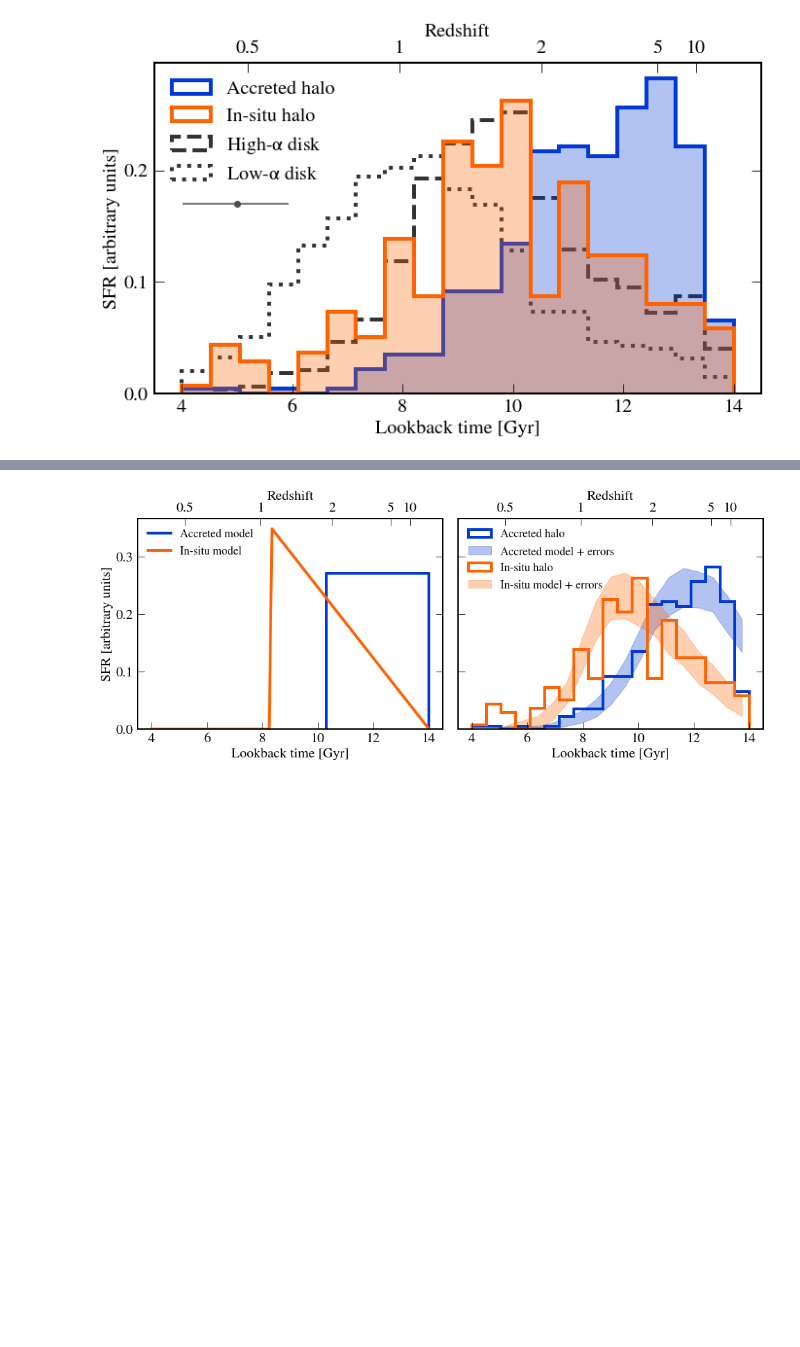
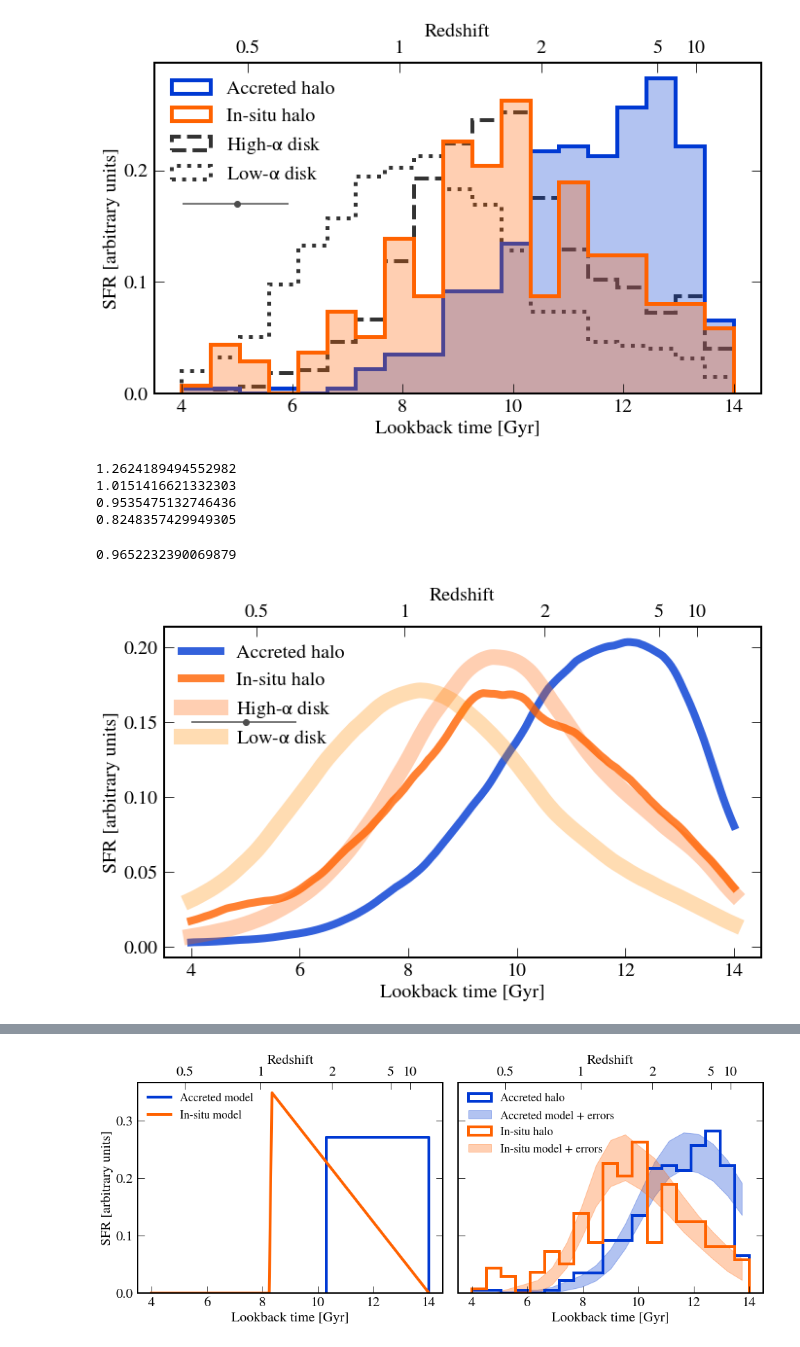
Before and after one commit to abonaca/mw_timing, a Jupyter notebook: notebooks/paper_figures.ipynb, the cells around one changed output, grey strips where cells are left out. Drawn from its saved outputs; the diff is of its cells as text; code cells hidden in the pictures; blank space fills up the shorter version.

```diff
--- a/notebooks/paper_figures.ipynb
+++ b/notebooks/paper_figures.ipynb
@@ -592,3 +575,73 @@ plt.tight_layout()
 plt.savefig('../paper/ages.pdf')
 # %% [output]
 [figure]
+# %%
+for ind in [ind_ge, ind_splash, ind_thick, ind_lowa]:
+    print(np.median(age_err[ind_safeage & ind]))
+# %% [output]
+1.2624189494552982
+1.0151416621332303
+0.9535475132746436
+0.8248357429949305
+# %%
+np.median(age_err[ind_safeage])
+# %% [output]
+0.9652232390069879
+# %%
+from sklearn.neighbors import KernelDensity
+# kde = KernelDensity(kernel='gaussian', bandwidth=0.2).fit(X)
+ivar = age_err**-1
+ivar = np.ones_like(age_err)
+smooth = np.median(age_err[ind_safeage])
+# smooth = 0.25
+kernel = 'epanechnikov'
+for kernel in ['epanechnikov', 'linear', 'cosine', 'gaussian', 'tophat', 'exponential']:
+
+    kern_accreted = KernelDensity(kernel=kernel, bandwidth=smooth).fit(age[ind_safeage & ind_ge][:,np.newaxis])
+    kern_insitu = KernelDensity(kernel=kernel, bandwidth=smooth).fit(age[ind_safeage & ind_splash][:,np.newaxis])
+    kern_higha = KernelDensity(kernel=kernel, bandwidth=smooth).fit(age[ind_safeage & ind_thick][:,np.newaxis])
+    kern_lowa = KernelDensity(kernel=kernel, bandwidth=smooth).fit(age[ind_safeage & ind_lowa][:,np.newaxis])
+
+    # kern_accreted = KernelDensity(kernel='epanechnikov', bandwidth=np.median(age_err[ind_safeage & ind_ge])
+    #                              ).fit(age[ind_safeage & ind_ge][:,np.newaxis])
+    # kern_insitu = KernelDensity(kernel='epanechnikov', bandwidth=np.median(age_err[ind_safeage & ind_splash])
+    #                            ).fit(age[ind_safeage & ind_splash][:,np.newaxis])
+    # kern_higha = KernelDensity(kernel='epanechnikov', bandwidth=np.median(age_err[ind_safeage & ind_thick])
+    #                           ).fit(age[ind_safeage & ind_thick][:,np.newaxis])
+    # kern_lowa = KernelDensity(kernel='epanechnikov', bandwidth=np.median(age_err[ind_safeage & ind_lowa])
+    #                          ).fit(age[ind_safeage & ind_lowa][:,np.newaxis])
+
+    age_grid = np.linspace(4,14,200)
+
+    plt.close()
+    plt.figure(figsize=(10,6.5))
+
+    plt.plot(age_grid, np.exp(kern_accreted.score_samples(age_grid[:,np.newaxis])),
+             color=blue, lw=8, alpha=0.8, label='Accreted halo')
+    plt.plot(age_grid, np.exp(kern_insitu.score_samples(age_grid[:,np.newaxis])),
+             color=orange, lw=8, alpha=0.8, label='In-situ halo')
+    plt.plot(age_grid, np.exp(kern_higha.score_samples(age_grid[:,np.newaxis])),
+             color=orange, lw=16, alpha=0.3, label='High-$\\alpha$ disk')
+    plt.plot(age_grid, np.exp(kern_lowa.score_samples(age_grid[:,np.newaxis])),
+             color='darkorange', lw=16, alpha=0.3, label='Low-$\\alpha$ disk')
+
+    plt.errorbar(np.array([5]), np.array([0.15]), yerr=None,
+                 xerr=np.array([np.median(age_lerr[ind_safeage]), np.median(age_uerr[ind_safeage])])[:,np.newaxis],
+                 fmt='o', color='0.3', capsize=0)
+
+    # plt.gca().yaxis.set_major_locator(mpl.ticker.MultipleLocator(0.1))
+    plt.legend(loc=2, frameon=False )
+    plt.xlabel('Lookback time [Gyr]')
+    plt.ylabel('SFR [arbitrary units]')
+
+    ax1 = plt.gca()
+    ax2 = ax1.twiny()
+    ax2.set_xlim(ax1.get_xlim())
+    ax2.set_xticks(lookback)
+    ax2.set_xticklabels(zlabel)
+    ax2.set_xlabel('Redshift')
+
+    plt.tight_layout()
+    plt.savefig('../plots/ages_kde_{:s}.png'.format(kernel))
+# %% [output]
+[figure, added]
```
Also changed, not shown: parts of 8 cells of this notebook.
